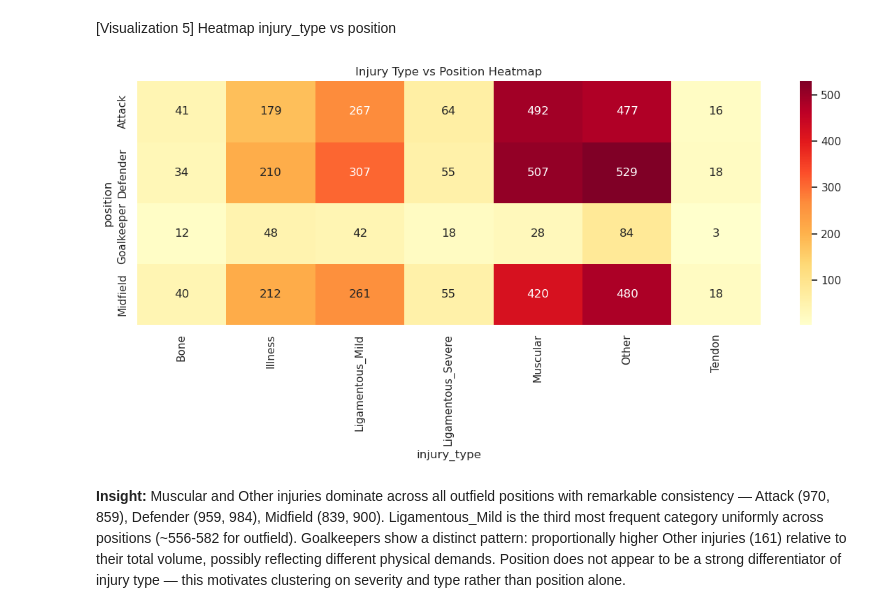
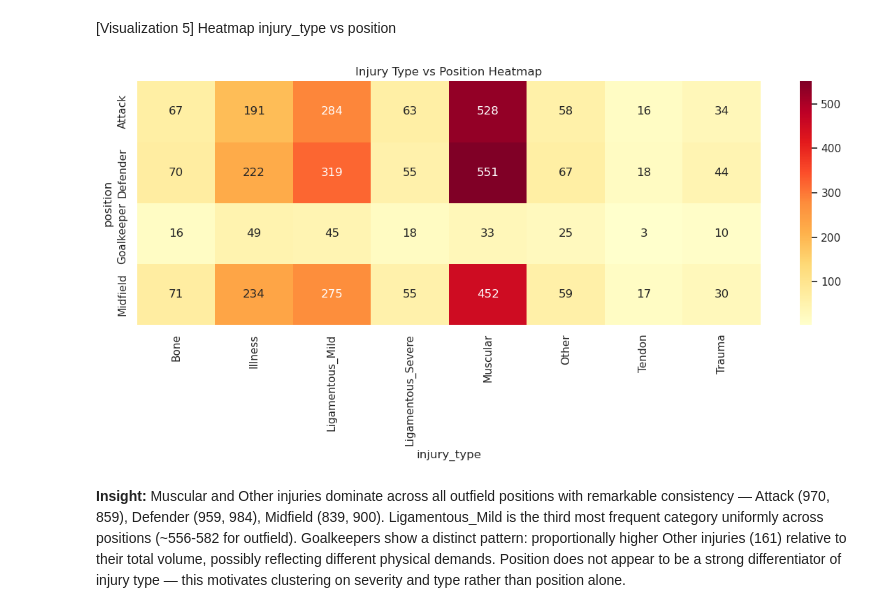
Before and after one commit to saiko31/cs4412-project, a Jupyter notebook: notebooks/M2 - Alexander San Agustin.ipynb, the cells around one changed output. Cells and saved outputs as stored; diff of their text form; code cells hidden in the pictures.

```diff
--- a/notebooks/M2 - Alexander San Agustin.ipynb
+++ b/notebooks/M2 - Alexander San Agustin.ipynb
@@ -323,0 +179,39 @@ Date range:            2019-01-01 → 2024-12-12
+# %%
+# 1. Base filtered dataset (Scope & Age)
+df_scope = df.copy()
+
+df_scope['age_at_injury'] = np.floor((df_scope['injury_date'] - df_scope['dob']).dt.days / 365.25).astype('Int64')
+df_scope = df_scope[df_scope['age_at_injury'].between(14, 24)]
+
+# 2. Pre-clean Dataset (Normalized, but irreducible types remain)
+df_preclean = df_scope.copy()
+df_preclean['injury_type'] = df_preclean['injury_type_raw'].apply(normalize_injury_type)
+
+# 3. Clean Dataset (Irreducible removed)
+IRREDUCIBLE = ['unknown injury', 'fitness', 'knock', 'minor knock', 'rest']
+df_clean = df_preclean[~df_preclean['injury_type_raw'].str.lower().isin(IRREDUCIBLE)].copy()
+
+# 4. Impute missing days_absent on the clean set
+df_clean['days_absent'] = df_clean.groupby('injury_type')['days_absent'].transform(
+    lambda x: x.fillna(x.median())
+)
+
+# 5. Pipeline Integrity Assertions
+print(f"Pre-clean records: {len(df_preclean)}")
+print(f"Cleaned records: {len(df_clean)}")
+assert len(df_clean) == 3979, f"Pipeline failure: Expected 3979 records, but got {len(df_clean)}."
+assert df_clean['days_absent'].isna().sum() == 0, "Pipeline failure: Nulls remain in days_absent."
+
+# VIZ: Before vs After Normalization
+fig, (ax1, ax2) = plt.subplots(1, 2, figsize=(14, 5))
+
+df_preclean['injury_type_raw'].value_counts().head(15).plot(kind='bar', ax=ax1, color='lightcoral')
+ax1.set_title('Raw Injury Types (Top 15)')
+ax1.tick_params(axis='x', rotation=45)
+
+df_clean['injury_type'].value_counts().plot(kind='bar', ax=ax2, color='steelblue')
+ax2.set_title(f'After Normalization & Cleaning ({df_clean["injury_type"].nunique()} categories)')
+ax2.tick_params(axis='x', rotation=45)
+
+plt.tight_layout()
+plt.show()
@@ -412,14 +306,14 @@ predictor of injury frequency.
 # %% [markdown]
 [Visualization 5] Heatmap injury_type vs position
 # %%
-pivot = pd.crosstab(df['position'], df['injury_type'])
+pivot = pd.crosstab(df_clean['position'], df_clean['injury_type'])
 fig, ax = plt.subplots(figsize=(12, 6))
 sns.heatmap(pivot, annot=True, fmt='d', cmap='YlOrRd', ax=ax)
 ax.set_title('Injury Type vs Position Heatmap')
 plt.tight_layout()
 plt.show()
 # %% [output]
-[figure, old version]
+[figure, new version]
 # %% [markdown]
 **Insight:** Muscular and Other injuries dominate across all outfield
 positions with remarkable consistency — Attack (970, 859), Defender
```
Also changed, not shown: parts of 32 cells of this notebook, 4 other files.
